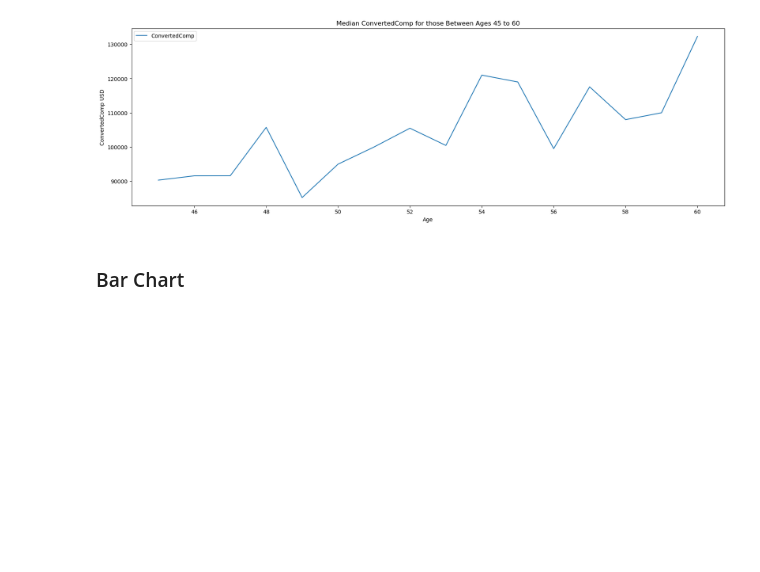
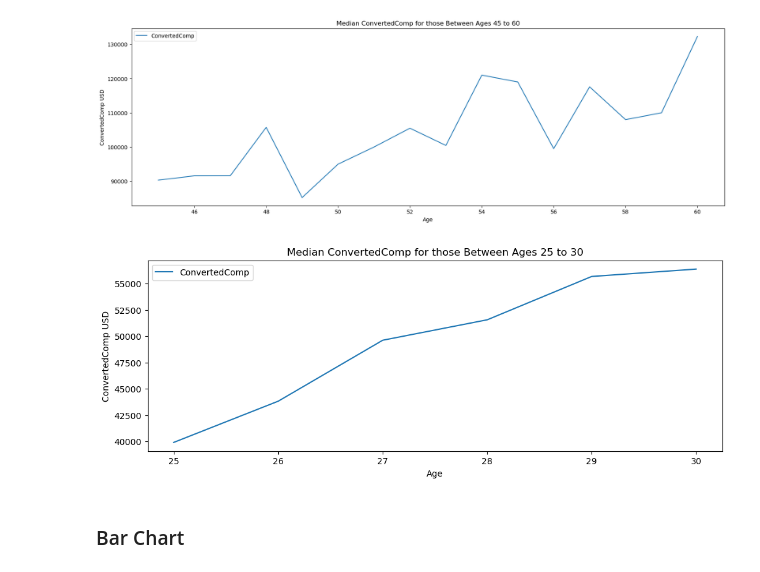
Before and after one commit to JOKAL2189/Pyproj, a Jupyter notebook: M4DataVisualization-lab COMPLETE.ipynb, the cells around one changed output. Drawn from its saved outputs; the diff is of its cells as text; code cells hidden in the pictures; blank space fills up the shorter version.

```diff
--- a/M4DataVisualization-lab COMPLETE.ipynb
+++ b/M4DataVisualization-lab COMPLETE.ipynb
@@ -305,6 +308,21 @@ plt.xlabel('Age')
 plt.show()
 # %% [output]
 [figure]
+# %%
+
+QUERY = "SELECT ConvertedComp,Age from master WHERE Age BETWEEN 25 AND 30";
+
+newdf13 = pd.read_sql_query(QUERY,conn)
+newdf14 = newdf13.groupby('Age').median()
+
+newdf14.plot(kind='line', figsize=(12, 4))
+
+plt.title('Median ConvertedComp for those Between Ages 25 to 30')
+plt.ylabel('ConvertedComp USD')
+plt.xlabel('Age')
+plt.show()
+# %% [output]
+[figure, added]
 # %% [markdown]
 ### Bar Chart
 # %% [markdown]
```
Also changed, not shown: parts of 7 cells of this notebook.
